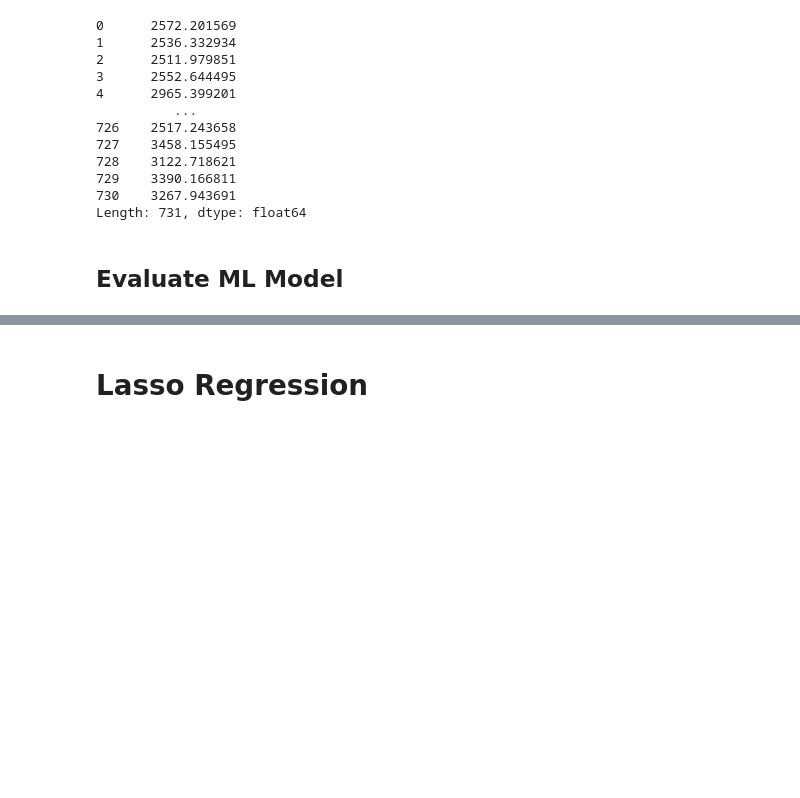
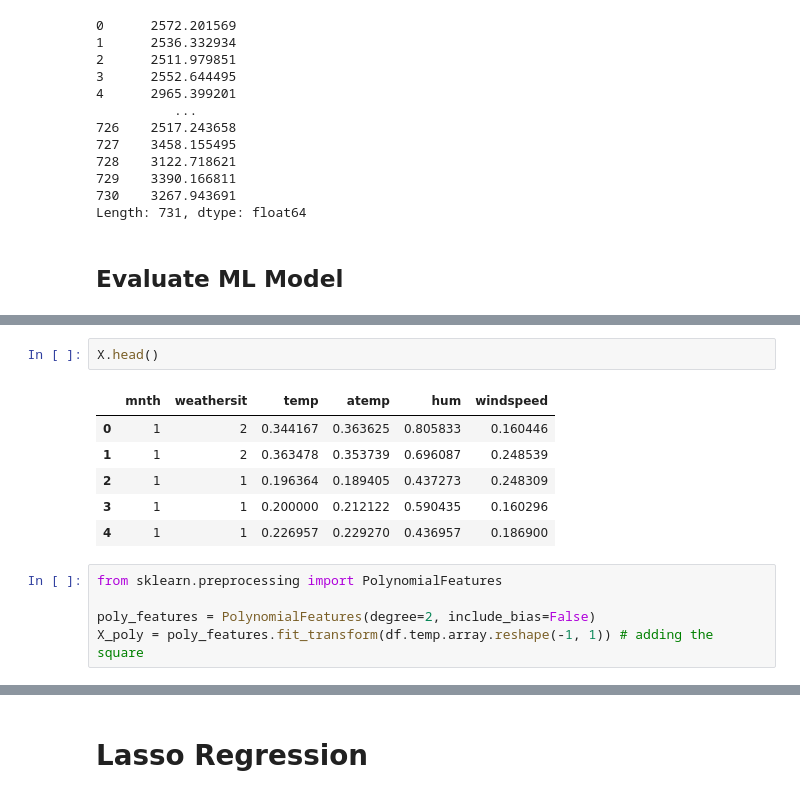
Before and after one commit to Ph1lippK/VAWI, a Jupyter notebook: Assignment_02_MatrikelNrTBD.ipynb, the cells around one changed output, grey strips where cells are left out. Cells and saved outputs as stored; diff of their text form; blank space fills up the shorter version.

```diff
--- a/Assignment_02_MatrikelNrTBD.ipynb
+++ b/Assignment_02_MatrikelNrTBD.ipynb
@@ -499,0 +529,14 @@ Notes:
+# %%
+X.head()
+# %% [output]
+|  | mnth | weathersit | temp | atemp | hum | windspeed |
+| 0 | 1 | 2 | 0.344167 | 0.363625 | 0.805833 | 0.160446 |
+| 1 | 1 | 2 | 0.363478 | 0.353739 | 0.696087 | 0.248539 |
+| 2 | 1 | 1 | 0.196364 | 0.189405 | 0.437273 | 0.248309 |
+| 3 | 1 | 1 | 0.200000 | 0.212122 | 0.590435 | 0.160296 |
+| 4 | 1 | 1 | 0.226957 | 0.229270 | 0.436957 | 0.186900 |
+# %%
+from sklearn.preprocessing import PolynomialFeatures
+
+poly_features = PolynomialFeatures(degree=2, include_bias=False)
+X_poly = poly_features.fit_transform(df.temp.array.reshape(-1, 1)) # adding the square
```
Also changed, not shown: parts of 30 cells of this notebook.
